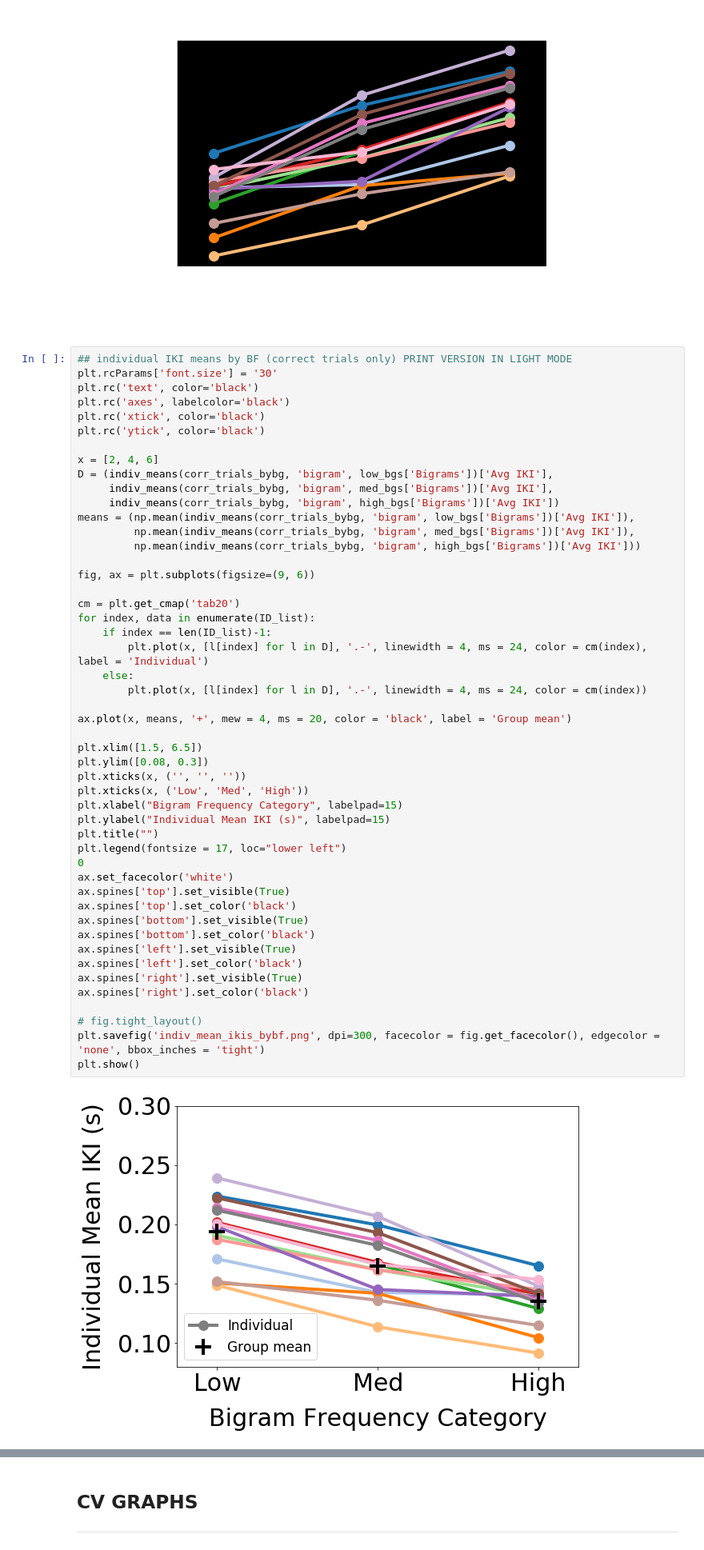
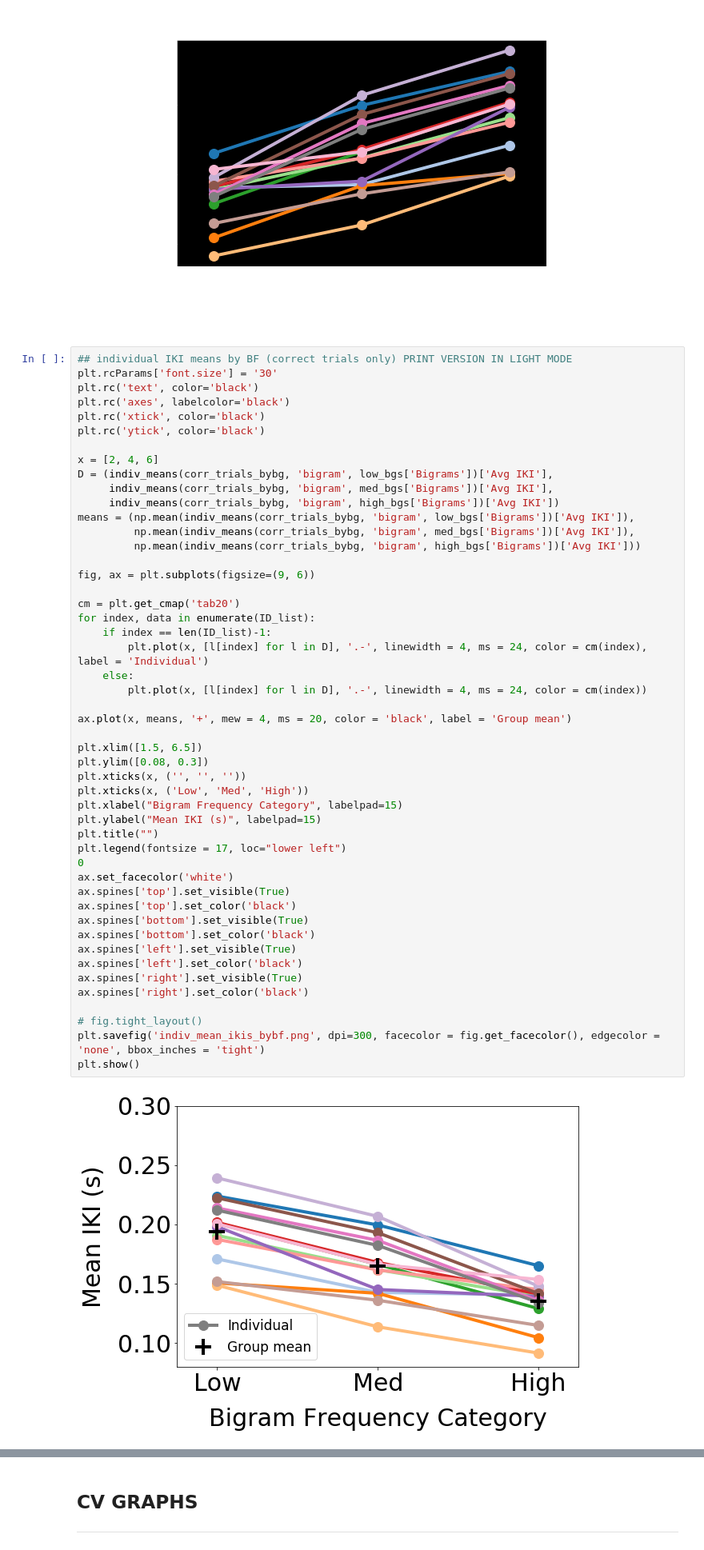
Before and after one commit to rruopp/typingexp, a Jupyter notebook: typing_task_analysis/group_analysis_V1.ipynb, the cells around one changed output, grey strips where cells are left out. Shown at 80% size. Drawn from its saved outputs; the diff is of its cells as text.

Commit message:
rally just sending myself correct figures

```diff
--- a/typing_task_analysis/group_analysis_V1.ipynb
+++ b/typing_task_analysis/group_analysis_V1.ipynb
@@ -985,35 +985,35 @@ cm = plt.get_cmap('tab20')
 for index, data in enumerate(ID_list):
     if index == len(ID_list)-1:
         plt.plot(x, [l[index] for l in D], '.-', linewidth = 4, ms = 24, color = cm(index), label = 'Individual')
     else:
         plt.plot(x, [l[index] for l in D], '.-', linewidth = 4, ms = 24, color = cm(index))
 
 ax.plot(x, means, '+', mew = 4, ms = 20, color = 'black', label = 'Group mean')
 
 plt.xlim([1.5, 6.5])
 plt.ylim([0.08, 0.3])
 plt.xticks(x, ('', '', ''))
 plt.xticks(x, ('Low', 'Med', 'High'))
 plt.xlabel("Bigram Frequency Category", labelpad=15)
-plt.ylabel("Individual Mean IKI (s)", labelpad=15)
+plt.ylabel("Mean IKI (s)", labelpad=15)
 plt.title("")
 plt.legend(fontsize = 17, loc="lower left")
 0
 ax.set_facecolor('white')
 ax.spines['top'].set_visible(True)
 ax.spines['top'].set_color('black')
 ax.spines['bottom'].set_visible(True)
 ax.spines['bottom'].set_color('black')
 ax.spines['left'].set_visible(True)
 ax.spines['left'].set_color('black')
 ax.spines['right'].set_visible(True)
 ax.spines['right'].set_color('black')
 
 # fig.tight_layout()
 plt.savefig('indiv_mean_ikis_bybf.png', dpi=300, facecolor = fig.get_facecolor(), edgecolor = 'none', bbox_inches = 'tight')
 plt.show()
 # %% [output]
-[figure, old version]
+[figure, new version]
 # %%
 ## individual IKI means by word BF category (correct trials only)
 plt.rc('text', color='white')
```
Also changed, not shown: parts of 2 cells of this notebook.
